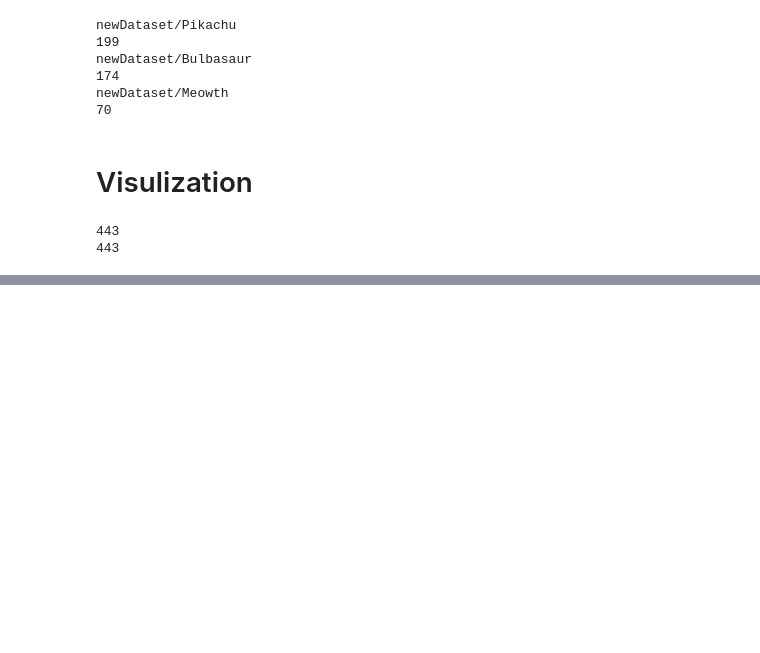
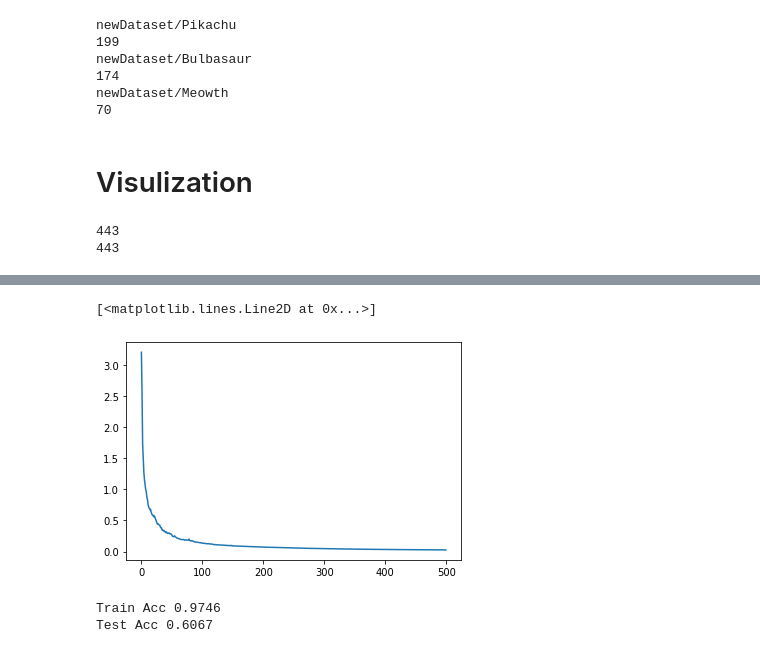
Before and after one commit to SajalBoris/Pokemon_Classification, a Jupyter notebook: Pokemon_Classification.ipynb, the cells around one changed output, grey strips where cells are left out. Drawn from its saved outputs; the diff is of its cells as text; code cells hidden in the pictures; blank space fills up the shorter version.

Commit message:
Implimented Forward and Back Propogation

```diff
--- a/Pokemon_Classification.ipynb
+++ b/Pokemon_Classification.ipynb
@@ -76,0 +232,22 @@ drawImg(X[0]/255,Y[0])
+# %%
+def train(X,Y,model,epochs,learning_rate,logs =True):
+    training_loss = []
+    classes = len(np.unique(Y))
+    Y_OHT = one_hot(Y,classes)
+
+    for ix in range(epochs):
+        Y_ = model.forward(X)
+        l = loss(Y_OHT,Y_)
+        training_loss.append(l)
+        model.backward(X,Y_OHT,learning_rate)
+
+        if(logs):
+         print("Epoch %d Loss %.4f"%(ix,l))
+
+    return training_loss
+# %%
+model = NeuralNetwork(input_size = 4800,layers = [100,50],output_size = 3)
+# %%
+X=X.reshape(X.shape[0],-1)# reshapping X in a linear layer -1 is to autoatically find the dimentions
+XTest=XTest.reshape(XTest.shape[0],-1)
+print(XTest.shape)
@@ -76,0 +256,2 @@ drawImg(X[0]/255,Y[0])
+# %%
+l = train(X,Y,model,500,0.0002)
@@ -76,0 +278,5 @@ drawImg(X[0]/255,Y[0])
+# %%
+plt.plot(l)
+# %% [output]
+[<matplotlib.lines.Line2D at 0x...>]
+[figure, added]
@@ -76,0 +288,6 @@ drawImg(X[0]/255,Y[0])
+# %%
+print("Train Acc %.4f"%getAccuracy(X,Y,model))
+print("Test Acc %.4f"%getAccuracy(XTest,YTest,model))
+# %% [output]
+Train Acc 0.9746
+Test Acc 0.6067
```
Also changed, not shown: parts of 19 cells of this notebook.
